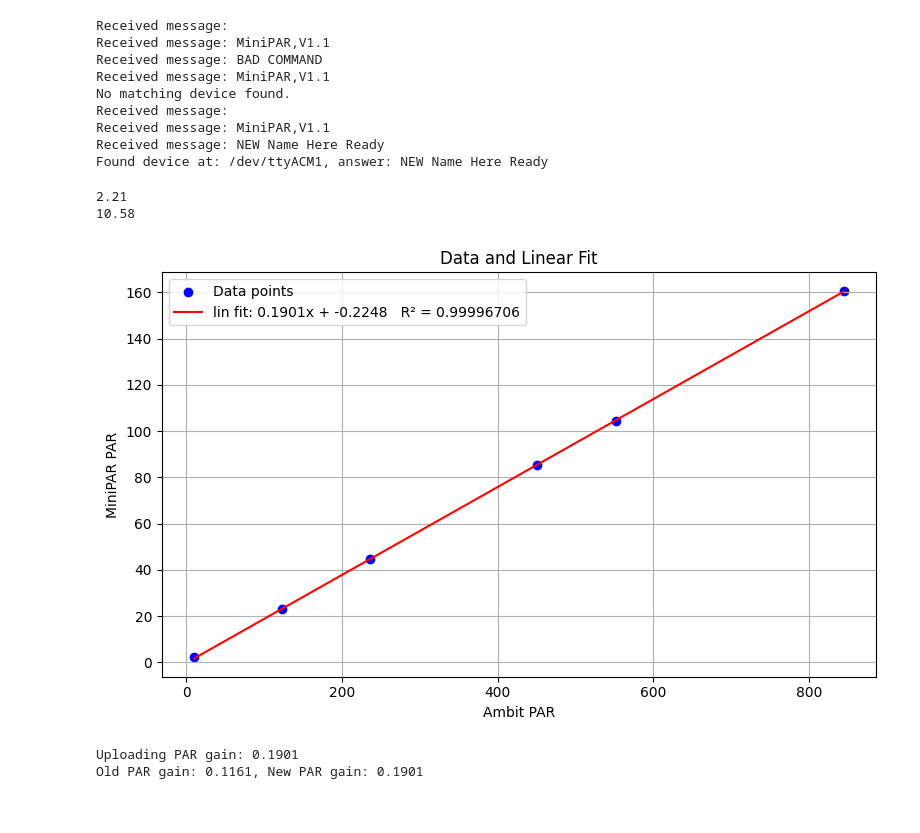
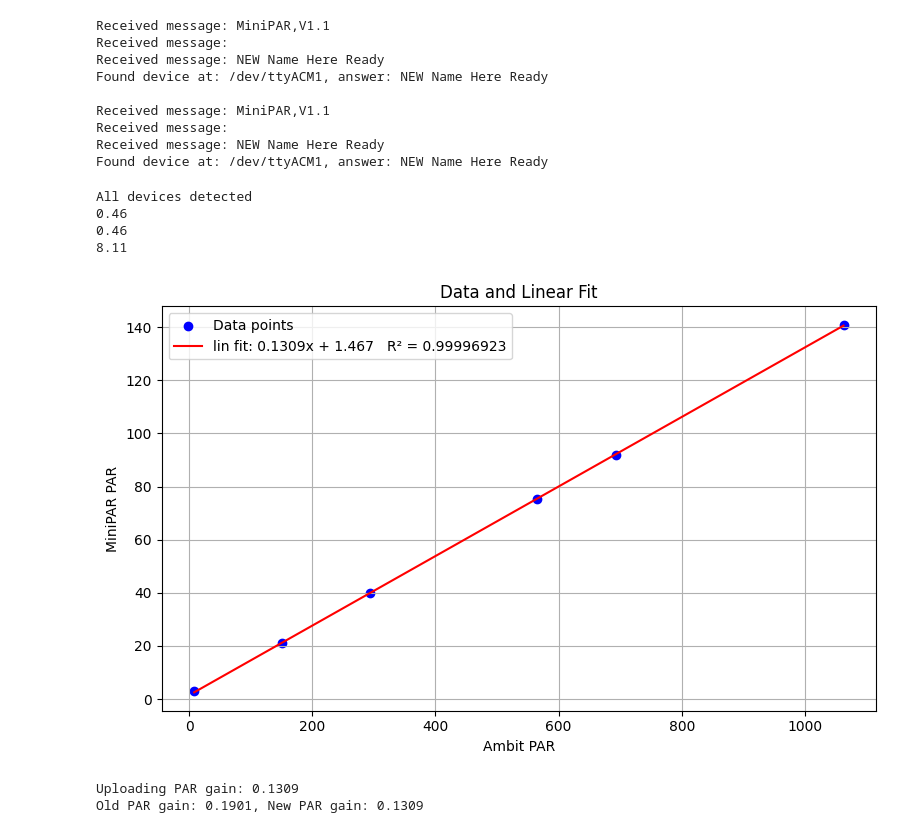
Before and after one commit to Jan-IngenHousz-Institute/miniPar, a Jupyter notebook: Scripts/AmbitCallibration.ipynb, the cells around one changed output. Drawn from its saved outputs; the diff is of its cells as text; code cells hidden in the pictures.

Commit message:
modify script for 2 PAR sensors

```diff
--- a/Scripts/AmbitCallibration.ipynb
+++ b/Scripts/AmbitCallibration.ipynb
@@ -14,5 +14,7 @@ from helpers import (
 )
 # %%
 # Initialize ports for MiniPAR
-PORT_MINIPAR = findDevice(question="hello\n",answer="MiniPAR",flush=True,timeout=2)
+#PORT_MINIPAR = findDevice(question="hello\n",answer="MiniPAR",flush=True,timeout=2)
+PORT_MINIPAR_PAR = findDevice(question="get_name\n",answer="Par_REF",flush=True,timeout=2)
+PORT_MINIPAR_EMIT = findDevice(question="get_name\n",answer="Emit_LED",flush=True,timeout=2)
 # %% [output]
@@ -28,49 +36,68 @@ Found device at: /dev/ttyUSB0, answer: KIPRIM,DC310S,25011669,FV:V5.2.0
 # %%
 # Initialize ports for Ambit
 PORT_AMBIT = findDevice(question="hello\n", answer="NEW", flush=True, timeout=4)
-PORT_AMBIT = findDevice(question="hello\n", answer="NEW", flush=True, timeout=4)
+if(PORT_MINIPAR_PAR is None):
+    PORT_AMBIT = findDevice(question="hello\n", answer="NEW", flush=True, timeout=4)
 # %% [output]
+Received message: MiniPAR,V1.1
 Received message:
-Received message: MiniPAR,V1.1
-Received message: BAD COMMAND
-Received message: MiniPAR,V1.1
-No matching device found.
-Received message:
-Received message: MiniPAR,V1.1
 Received message: NEW Name Here Ready
 Found device at: /dev/ttyACM1, answer: NEW Name Here Ready
+
+Received message: MiniPAR,V1.1
+Received message:
+Received message: NEW Name Here Ready
+Found device at: /dev/ttyACM1, answer: NEW Name Here Ready
 # %%
-# Helper functions have been moved to helpers.py
-print(get_par_MP(PORT_MINIPAR))
+# Check if devices are detected
+if PORT_MINIPAR_PAR is None:
+    print("MiniPAR PAR device not found.")
+    exit(1)
+if PORT_MINIPAR_EMIT is None:
+    print("MiniPAR Emit LED device not found.")
+    exit(1)
+if PORT_AMBIT is None:
+    print("Ambit device not found.")
+    exit(1)
+if PORT_DC_SOURCE is None:
+    print("DC Source device not found.")
+    exit(1)
+
+print("All devices detected")
+
+print(get_par_MP(PORT_MINIPAR_PAR, raw=True))
+print(get_par_MP(PORT_MINIPAR_EMIT, raw=True))
 print(get_par_AMB(PORT_AMBIT, raw = True))
 # %% [output]
-2.21
-10.58
+All devices detected
+0.46
+0.46
+8.11
 # %%
 # callibration of the light sensor in the Ambit
 
 currents = [0.2, 0.4, 0.8, 1.0, 1.6, 0]
 reference_data = []
 sensor_data = []
 for I in currents:
     set_current(port=PORT_DC_SOURCE, current=I)
     time.sleep(1.0)
-    ref_val = get_par_MP(PORT_MINIPAR)
+    ref_val = get_par_MP(PORT_MINIPAR_PAR)
     sens_val = get_par_AMB(PORT_AMBIT, raw=True)
     reference_data.append(ref_val)
     sensor_data.append(sens_val)
+
+# Analysis functions
+# (r_squared and plot_data_and_fit are now imported from helpers.py)
+
+y = reference_data
+x = sensor_data
+coeffs = np.polyfit(x, y, 1)
+y_pred = np.polyval(coeffs, x)
+r2 = r_squared(y, y_pred)
+plot_data_and_fit(x, y, coeffs, r2, xlabel="Ambit PAR", ylabel="MiniPAR PAR")
+# %% [output]
+[figure, added]
-# %%
-# Analysis functions
-# (r_squared and plot_data_and_fit are now imported from helpers.py)
-
-y = reference_data
-x = sensor_data
-coeffs = np.polyfit(x, y, 1)
-y_pred = np.polyval(coeffs, x)
-r2 = r_squared(y, y_pred)
-plot_data_and_fit(x, y, coeffs, r2, xlabel="Ambit PAR", ylabel="MiniPAR PAR")
-# %% [output]
-[figure, removed]
 # %%
 # Upload PAR calibration coefficients to the Ambit
 # This section demonstrates how to use set_par_gain
@@ -87,6 +114,6 @@ info = ambit_reboot(PORT_AMBIT)
 
 print(f"Old PAR gain: {old_slope:.4f}, New PAR gain: {info.light_slope:.4f}")
 # %% [output]
-Uploading PAR gain: 0.1901
-Old PAR gain: 0.1161, New PAR gain: 0.1901
+Uploading PAR gain: 0.1309
+Old PAR gain: 0.1901, New PAR gain: 0.1309
 # %%
```
Also changed, not shown: parts of 7 cells of this notebook.
